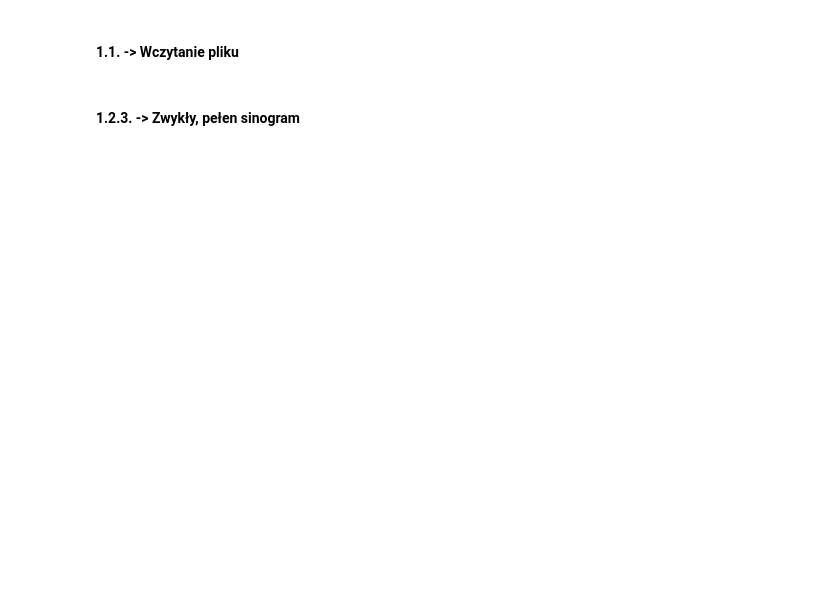
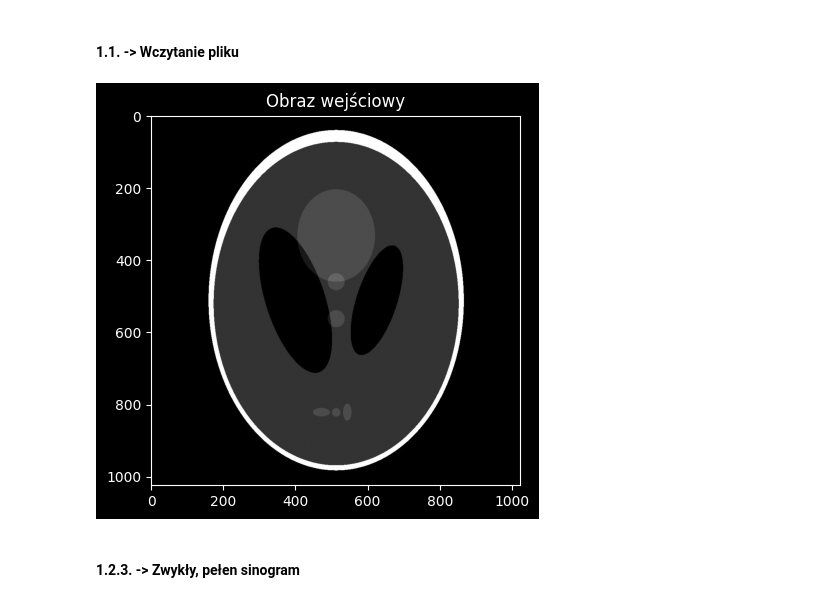
Before and after one commit to pwlsp/tomograf, a Jupyter notebook: tomograf.ipynb, the cells around one changed output. Saved outputs shown, nothing was run; the diff lists cells and outputs as text; code cells hidden in the pictures; blank space fills up the shorter version.

```diff
--- a/tomograf.ipynb
+++ b/tomograf.ipynb
@@ -837,6 +873,12 @@ print(dicom_comment)
 # %%
 # Wczytanie obrazu
 image = load_image(path)
+with plt.style.context("dark_background"):
+    plt.title("Obraz wejściowy")
+    plt.imshow(image, cmap="gray")
+    plt.show()
+# %% [output]
+[figure, added]
 # %% [markdown]
 #### 1.2.3. -> Zwykły, pełen sinogram
 # %%
```
Also changed, not shown: parts of 10 cells of this notebook, 1 other file.
